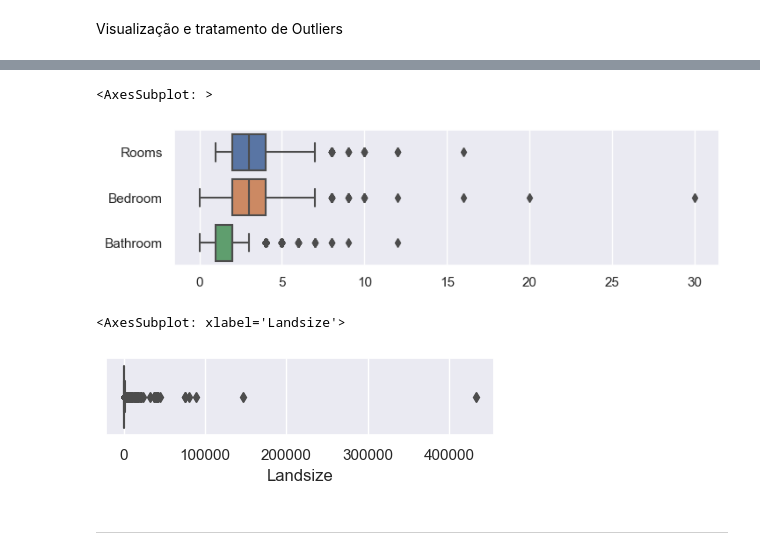
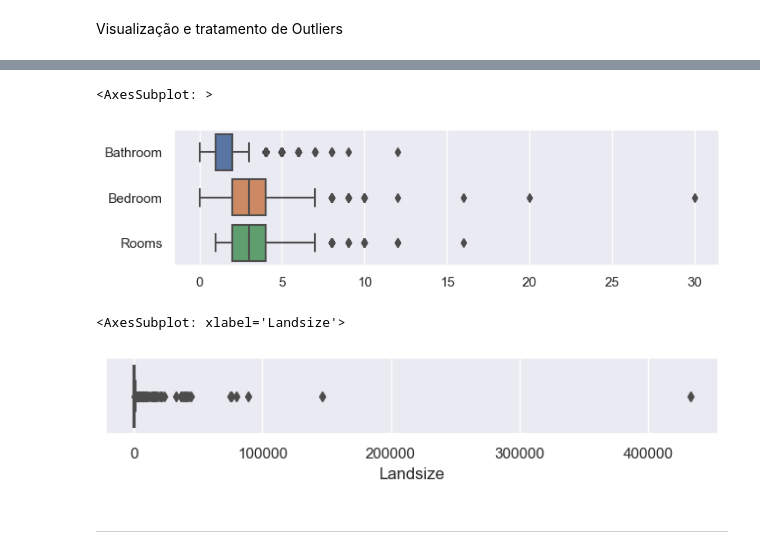
Before and after one commit to Riguini/Melbourne-Housing-Snapshot, a Jupyter notebook: Melbourne_Housing_Dataset.ipynb, the cells around one changed output, grey strips where cells are left out. Drawn from its saved outputs; the diff is of its cells as text; code cells hidden in the pictures.

```diff
--- a/Melbourne_Housing_Dataset.ipynb
+++ b/Melbourne_Housing_Dataset.ipynb
@@ -119,16 +119,16 @@ Propertycount      6763.0000
 Name: 0.5, dtype: float64
 # %%
 sns.set(rc={"figure.figsize":(8, 2)})
-sns.boxplot(data=df[["Rooms", "Bedroom", "Bathroom"]], orient="h")
+sns.boxplot(data=df[["Bathroom", "Bedroom","Rooms"]], orient="h")
 # %% [output]
 <AxesSubplot: >
-[figure, old version]
+[figure, new version]
 # %%
-sns.set(rc={"figure.figsize":(5, 1)})
+sns.set(rc={"figure.figsize":(8, 1)})
 sns.boxplot(x=df['Landsize'])
 # %% [output]
 <AxesSubplot: xlabel='Landsize'>
-[figure, old version]
+[figure, new version]
 # %% [markdown]
 ******************************
 # %% [markdown]
```
